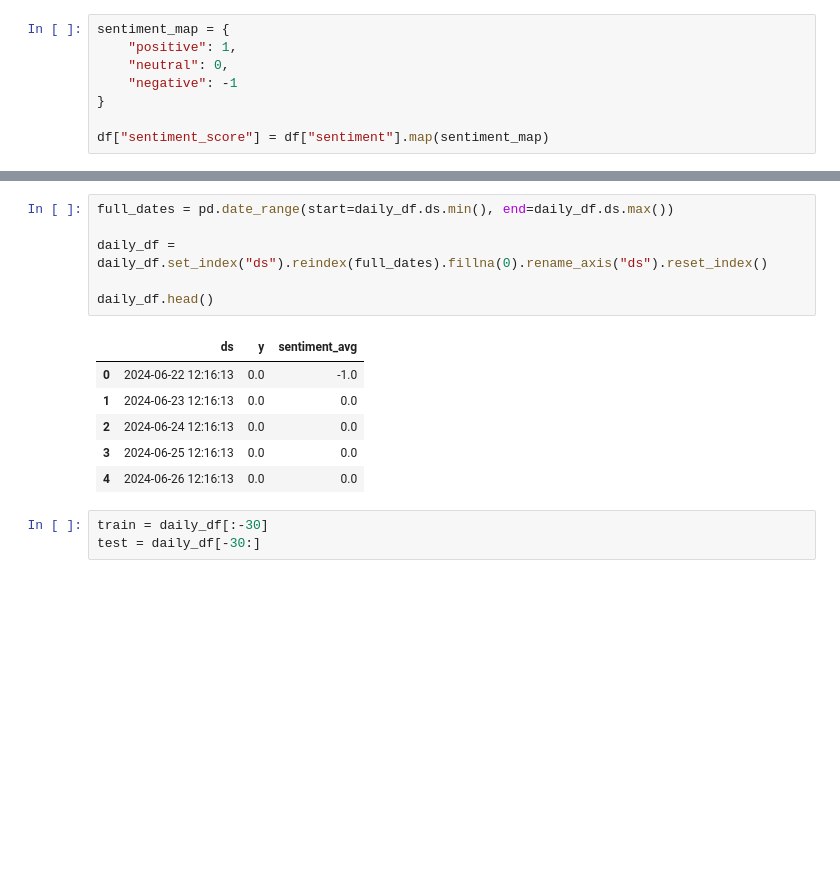
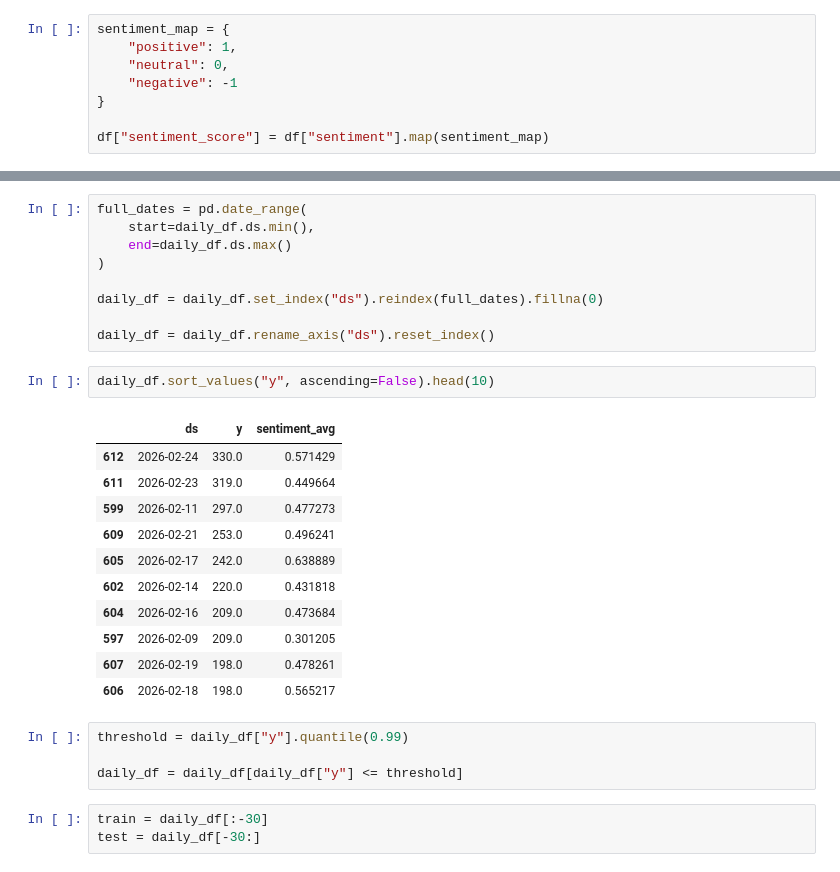
Before and after one commit to krishnans4132/data-driven-targeted-advertising, a Jupyter notebook: notebook/07_Time-Series Forecasting.ipynb, the cells around one changed output, grey strips where cells are left out. Drawn from its saved outputs; the diff is of its cells as text; blank space fills up the shorter version.

```diff
--- a/notebook/07_Time-Series Forecasting.ipynb
+++ b/notebook/07_Time-Series Forecasting.ipynb
@@ -40,16 +97,30 @@ daily_df.head()
 # %%
-full_dates = pd.date_range(start=daily_df.ds.min(), end=daily_df.ds.max())
+full_dates = pd.date_range(
+    start=daily_df.ds.min(),
+    end=daily_df.ds.max()
+)
 
-daily_df = daily_df.set_index("ds").reindex(full_dates).fillna(0).rename_axis("ds").reset_index()
+daily_df = daily_df.set_index("ds").reindex(full_dates).fillna(0)
 
-daily_df.head()
+daily_df = daily_df.rename_axis("ds").reset_index()
-# %% [output]
-|  | ds | y | sentiment_avg |
-| 0 | 2024-06-22 12:16:13 | 0.0 | -1.0 |
-| 1 | 2024-06-23 12:16:13 | 0.0 | 0.0 |
-| 2 | 2024-06-24 12:16:13 | 0.0 | 0.0 |
-| 3 | 2024-06-25 12:16:13 | 0.0 | 0.0 |
-| 4 | 2024-06-26 12:16:13 | 0.0 | 0.0 |
+# %%
+daily_df.sort_values("y", ascending=False).head(10)
+# %% [output]
+|  | ds | y | sentiment_avg |
+| 612 | 2026-02-24 | 330.0 | 0.571429 |
+| 611 | 2026-02-23 | 319.0 | 0.449664 |
+| 599 | 2026-02-11 | 297.0 | 0.477273 |
+| 609 | 2026-02-21 | 253.0 | 0.496241 |
+| 605 | 2026-02-17 | 242.0 | 0.638889 |
+| 602 | 2026-02-14 | 220.0 | 0.431818 |
+| 604 | 2026-02-16 | 209.0 | 0.473684 |
+| 597 | 2026-02-09 | 209.0 | 0.301205 |
+| 607 | 2026-02-19 | 198.0 | 0.478261 |
+| 606 | 2026-02-18 | 198.0 | 0.565217 |
+# %%
+threshold = daily_df["y"].quantile(0.99)
+
+daily_df = daily_df[daily_df["y"] <= threshold]
 # %%
 train = daily_df[:-30]
 test = daily_df[-30:]
```
Also changed, not shown: parts of 20 cells of this notebook, 1 other file.
